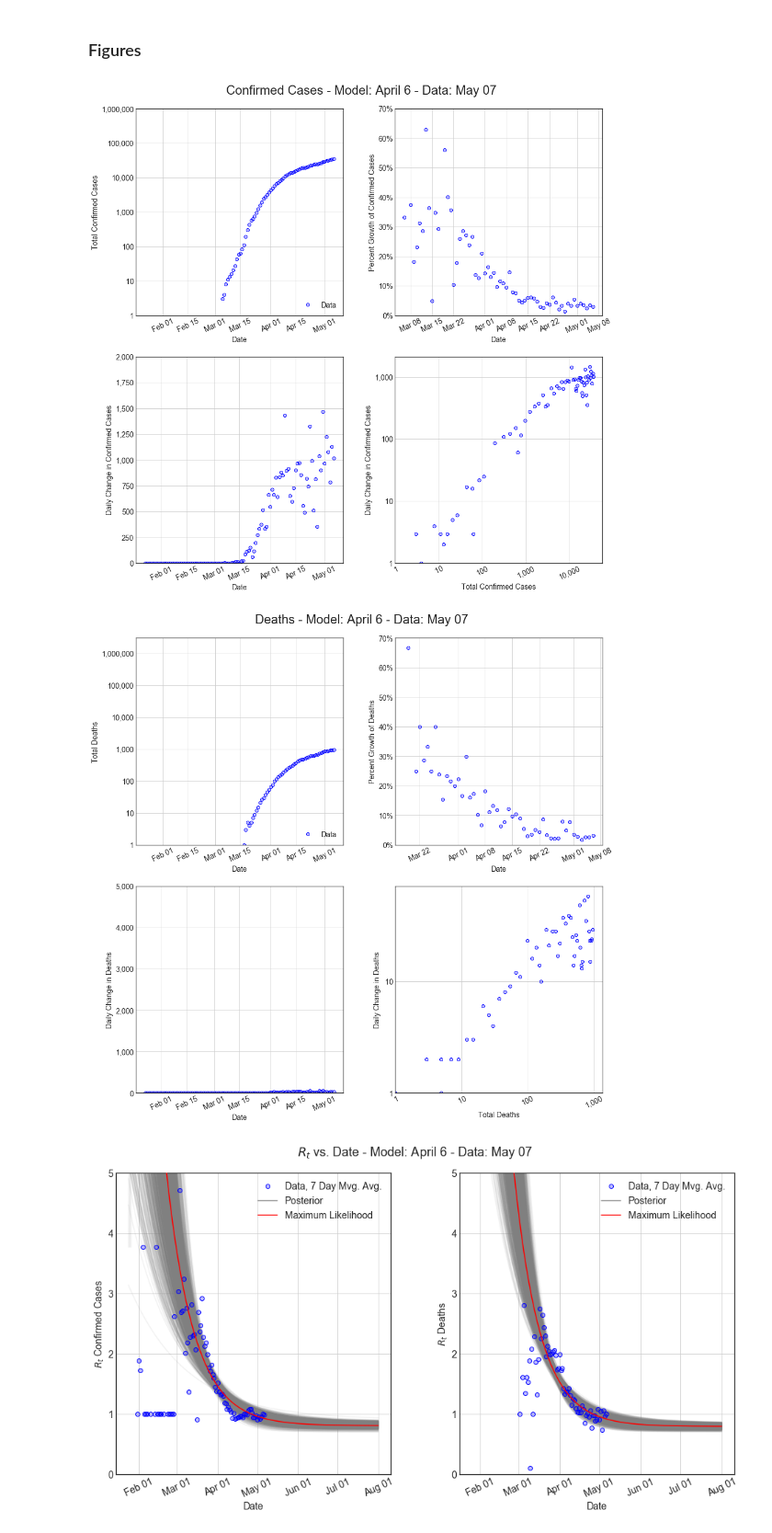
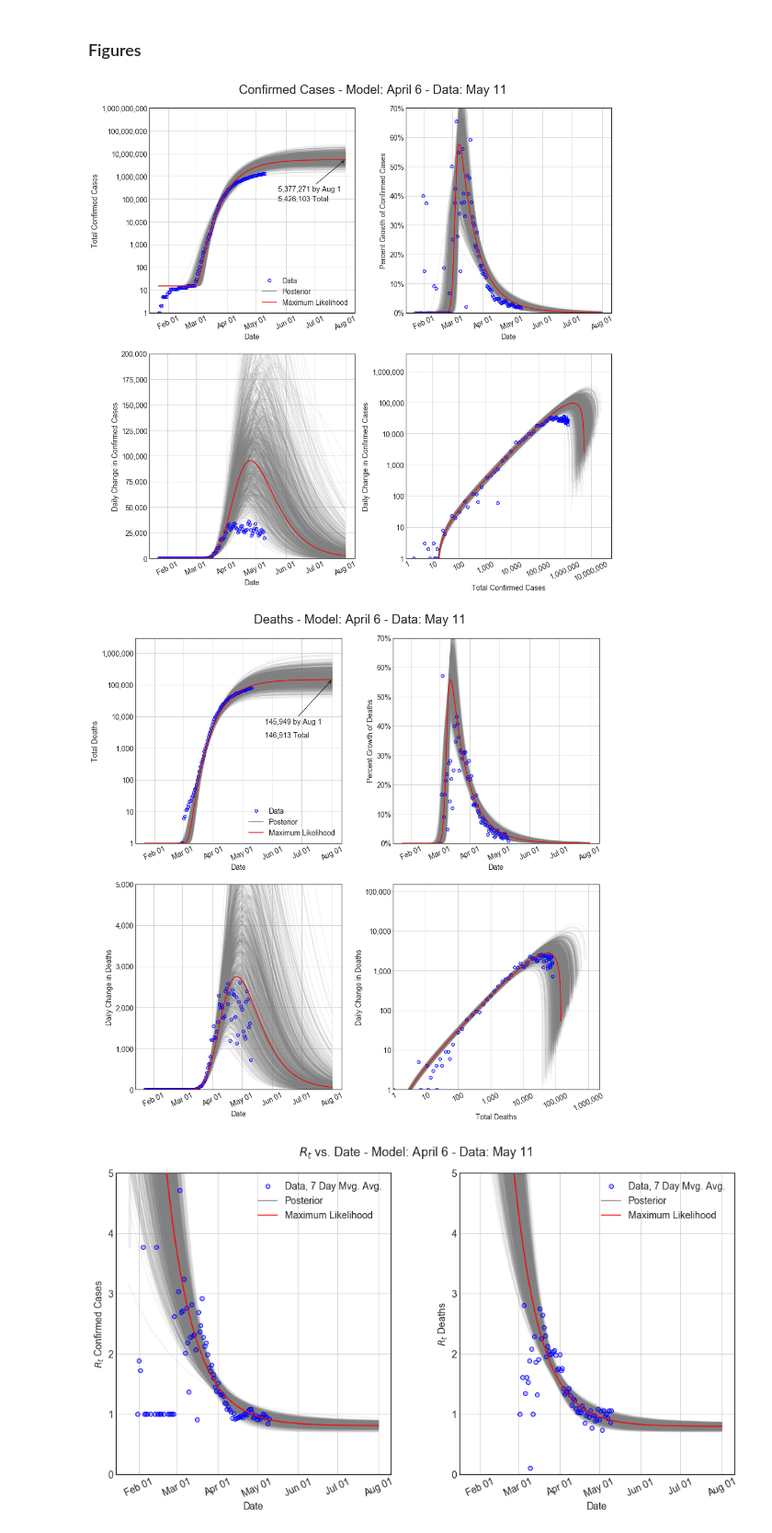
Before and after one commit to dsfulf/blog, a Jupyter notebook: covid19/covid19.ipynb, the cells around one changed output. Shown at 92% size. Drawn from its saved outputs; the diff is of its cells as text; code cells hidden in the pictures.

```diff
--- a/covid19/covid19.ipynb
+++ b/covid19/covid19.ipynb
@@ -168,11 +168,9 @@ def mvg_avg(y: ndarray, p: int = 6) -> ndarray:
 ### Data Load
 # %%
 data = pd.read_csv('https://query.data.world/s/uoa7gmlbnng5535pciks3mqfqugja5')
-# %%
-data = data.loc[data['Country_Region'] == 'US']
 # %%
 df = data.loc[
-    (data['Country_Region'] == 'US') & (data['Province_State'] == 'Texas'),
+    (data['Country_Region'] == 'US'),
     ['Case_Type', 'Cases', 'Date']
 ]
 df['Date'] = pd.to_datetime(df['Date'])
@@ -524,9 +522,9 @@ def dashboard_b(
 
         ### Total Cases vs. Time
         ax[0, 0].plot(date, count, 'o', **mc)
-#         ax[0, 0].plot(date_pred, f, **md)
-#         ax[0, 0].plot([], [], c='grey', label='Posterior')
-#         ax[0, 0].plot(date_pred, f_mle, **mmle)
+        ax[0, 0].plot(date_pred, f, **md)
+        ax[0, 0].plot([], [], c='grey', label='Posterior')
+        ax[0, 0].plot(date_pred, f_mle, **mmle)
 
         ax[0, 0].grid()
         ax[0, 0].set(yscale='log', ylim=(1, lim1))
@@ -545,9 +543,9 @@ def dashboard_b(
 
         ### Percent Growth vs. Time
         ax[0, 1].plot(date[1:], perc_change(time, count), 'o', **mc)
-#         ax[0, 1].plot(date_pred[1:], perc_change(t_pred[:, None], f), **md)
-#         ax[0, 1].plot(date_pred[1:], perc_change(t_pred, f_mle), **mmle)
-    #     ax[0, 1].plot(date[4:-3], mvg_avg(perc_change(time, count), 6))
+        ax[0, 1].plot(date_pred[1:], perc_change(t_pred[:, None], f), **md)
+        ax[0, 1].plot(date_pred[1:], perc_change(t_pred, f_mle), **mmle)
+#         ax[0, 1].plot(date[4:-3], mvg_avg(perc_change(time, count), 6))
 
         ax[0, 1].grid()
         ax[0, 1].set(ylim=(0, lim2))
@@ -559,8 +557,8 @@ def dashboard_b(
 
         ### Daily Change vs. Time
         ax[1, 0].plot(date[1:], change(time, count), 'o', **mc)
-#         ax[1, 0].plot(date_pred[1:], change(t_pred[:, None], f), **md)
-#         ax[1, 0].plot(date_pred[1:], change(t_pred, f_mle), **mmle)
+        ax[1, 0].plot(date_pred[1:], change(t_pred[:, None], f), **md)
+        ax[1, 0].plot(date_pred[1:], change(t_pred, f_mle), **mmle)
 
         ax[1, 0].grid()
         ax[1, 0].set(ylim=(0, lim3))
@@ -572,8 +570,8 @@ def dashboard_b(
 
         ### Daily Change vs. Cumulative Total Cases
         ax[1, 1].plot(count[1:], change(time, count), 'o', **mc)
-#         ax[1, 1].plot(f[1:, :], change(t_pred[:, None], f), **md)
-#         ax[1, 1].plot(f_mle[1:], change(t_pred, f_mle), **mmle)
+        ax[1, 1].plot(f[1:, :], change(t_pred[:, None], f), **md)
+        ax[1, 1].plot(f_mle[1:], change(t_pred, f_mle), **mmle)
 
         ax[1, 1].grid()
         ax[1, 1].set(yscale='log', xscale='log', xlim=(1, None), ylim=(1, lim4))
@@ -596,11 +594,11 @@ def dashboard_b(
             plt.show()
 # %%
 dashboard_b(savefig=True,
-            lim_cases={'lim1': 1e6, 'lim3': 2e3},
+            lim_cases={'lim1': 1e9, 'lim3': 2e5},
             lim_deaths={'lim1': 3e6, 'lim3': 5e3})
 # %% [output]
-[figure, old version]
+[figure, new version]
-[figure, old version]
+[figure, new version]
 # %%
 def plot_rt(
     forecast_len: int = 193, p: int = 7, savefig: bool = False,
```
Also changed, not shown: parts of 3 cells of this notebook, 9 other files.
